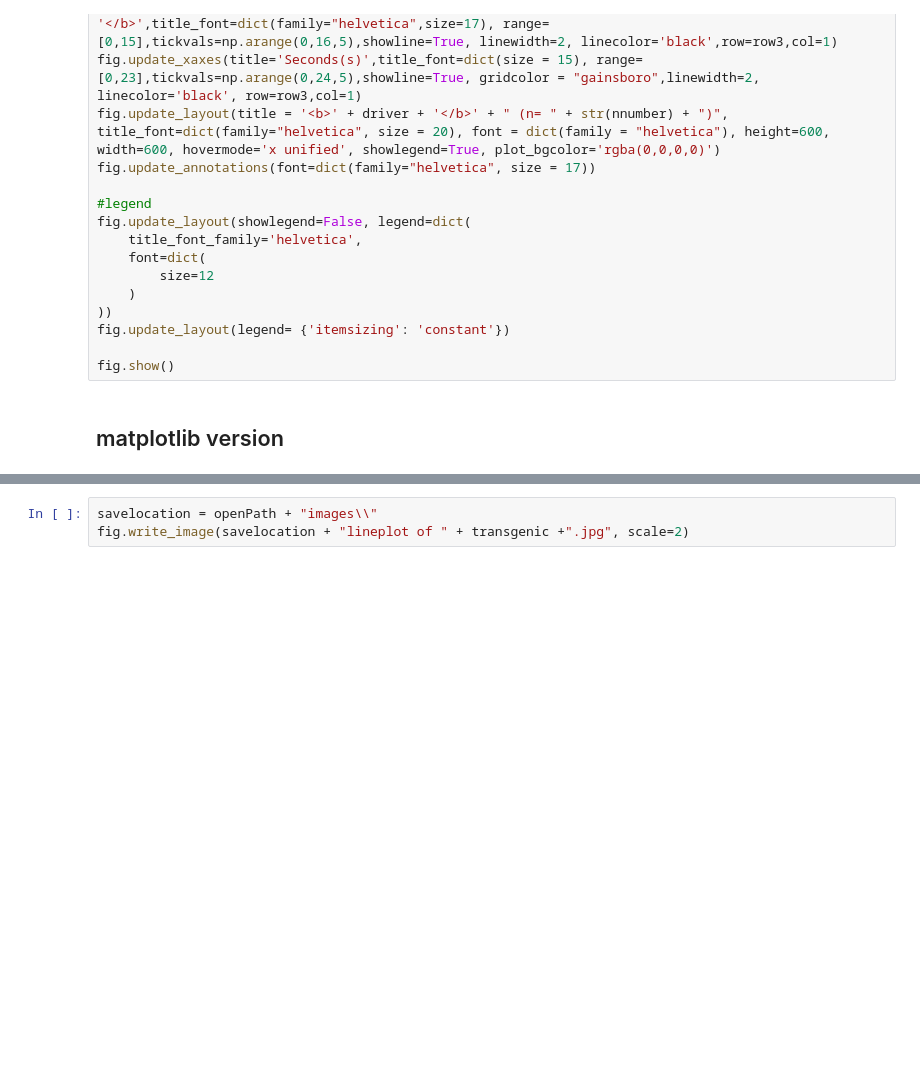
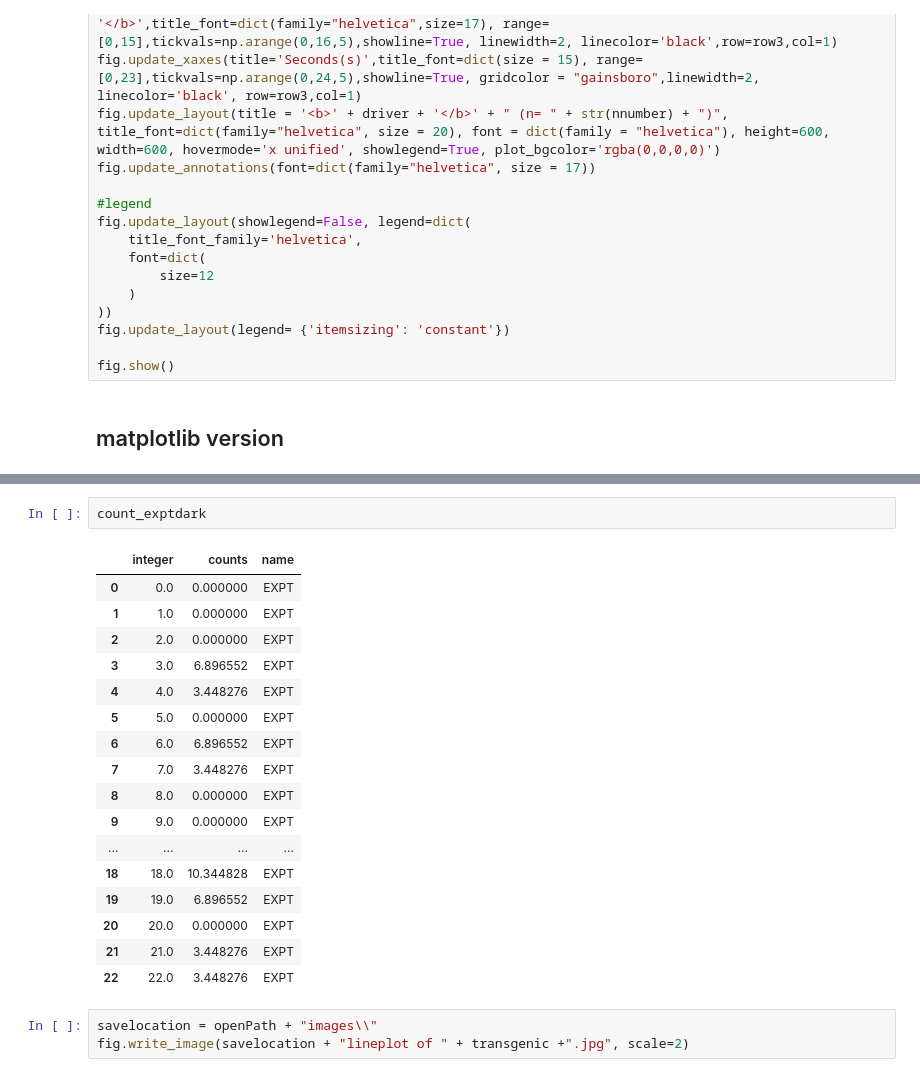
Before and after one commit to lnicole08/deltaG_screen, a Jupyter notebook: Generic line plots.ipynb, the cells around one changed output, grey strips where cells are left out. Cells and saved outputs as stored; diff of their text form; blank space fills up the shorter version.

```diff
--- a/Generic line plots.ipynb
+++ b/Generic line plots.ipynb
@@ -927,3 +1110,23 @@ Matplotlib is currently using module://matplotlib_inline.backend_inline, which i
+# %%
+count_exptdark
+# %% [output]
+|  | integer | counts | name |
+| 0 | 0.0 | 0.000000 | EXPT |
+| 1 | 1.0 | 0.000000 | EXPT |
+| 2 | 2.0 | 0.000000 | EXPT |
+| 3 | 3.0 | 6.896552 | EXPT |
+| 4 | 4.0 | 3.448276 | EXPT |
+| 5 | 5.0 | 0.000000 | EXPT |
+| 6 | 6.0 | 6.896552 | EXPT |
+| 7 | 7.0 | 3.448276 | EXPT |
+| 8 | 8.0 | 0.000000 | EXPT |
+| 9 | 9.0 | 0.000000 | EXPT |
+| ... | ... | ... | ... |
+| 18 | 18.0 | 10.344828 | EXPT |
+| 19 | 19.0 | 6.896552 | EXPT |
+| 20 | 20.0 | 0.000000 | EXPT |
+| 21 | 21.0 | 3.448276 | EXPT |
+| 22 | 22.0 | 3.448276 | EXPT |
 # %%
 savelocation = openPath + "images\\"
 fig.write_image(savelocation + "lineplot of " + transgenic +".jpg", scale=2)
```
Also changed, not shown: parts of 3 cells of this notebook.
